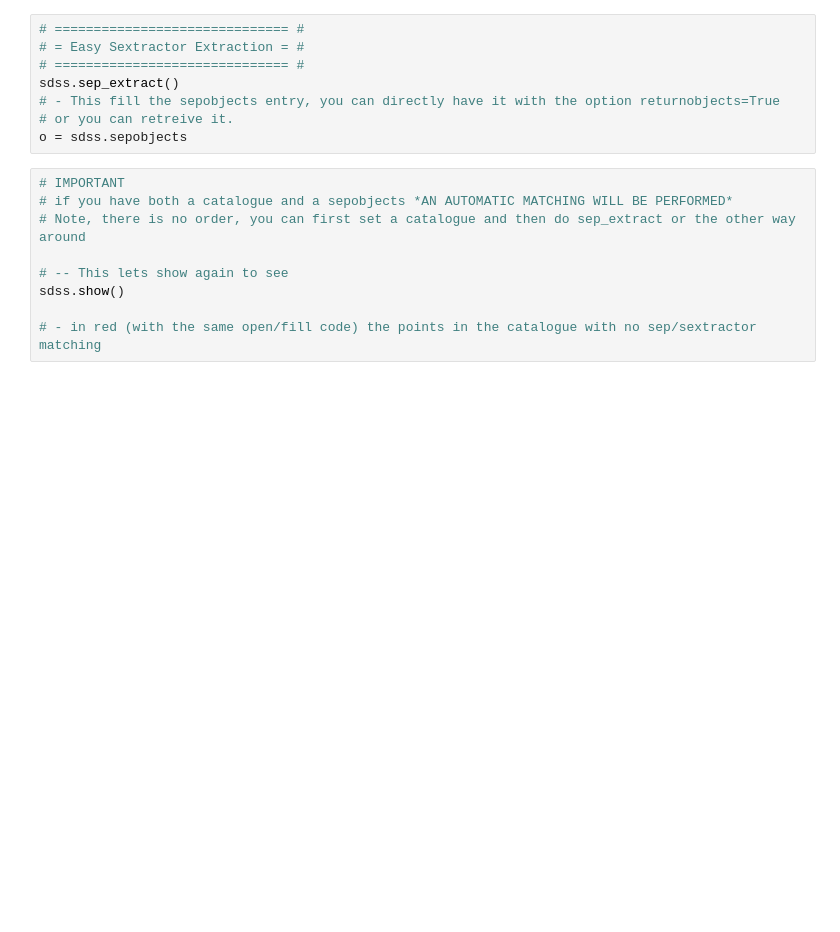
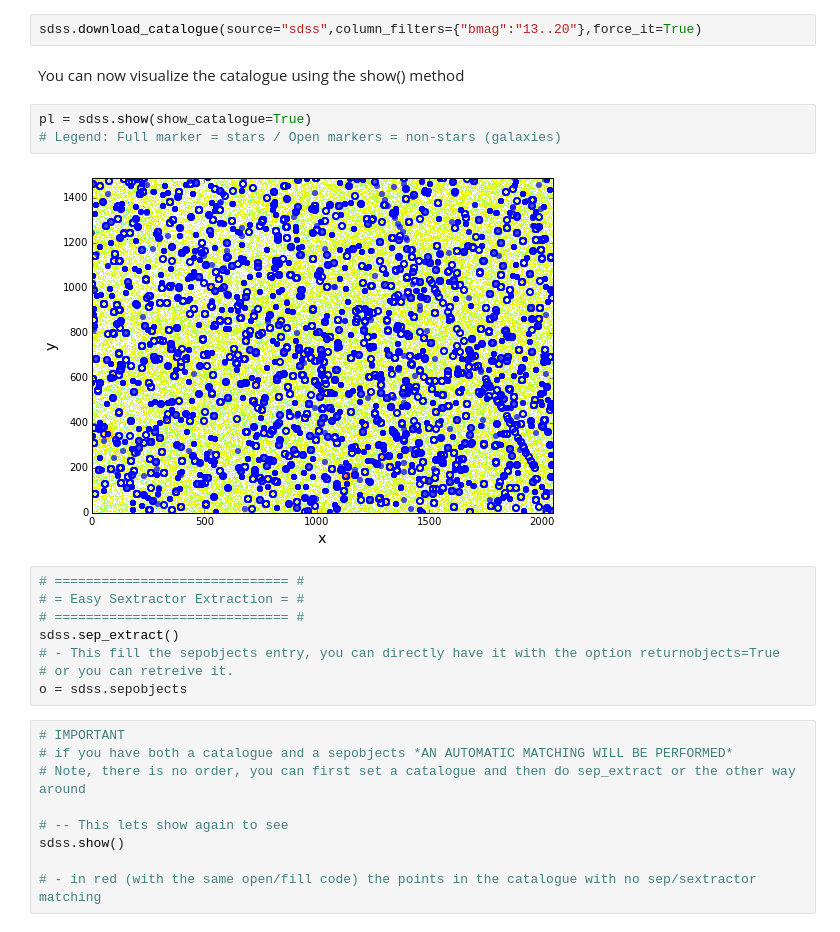
Before and after one commit to MickaelRigault/astrobject, a Jupyter notebook: notebooks/catalogue_matching_and_python_sextractor_tools.ipynb, the cells around one changed output. Drawn from its saved outputs; the diff is of its cells as text; blank space fills up the shorter version.

```diff
--- a/notebooks/catalogue_matching_and_python_sextractor_tools.ipynb
+++ b/notebooks/catalogue_matching_and_python_sextractor_tools.ipynb
@@ -70,3 +52,12 @@ sdss.show() # you can set show_catalogue=False top avoid showing the catalogue e
+# %%
+sdss.download_catalogue(source="sdss",column_filters={"bmag":"13..20"},force_it=True)
+# %% [markdown]
+You can now visualize the catalogue using the show() method
+# %%
+pl = sdss.show(show_catalogue=True)
+# Legend: Full marker = stars / Open markers = non-stars (galaxies)
+# %% [output]
+[figure, added]
 # %%
 # ============================== #
 # = Easy Sextractor Extraction = #
```
Also changed, not shown: parts of 11 cells of this notebook, 10 other files.
